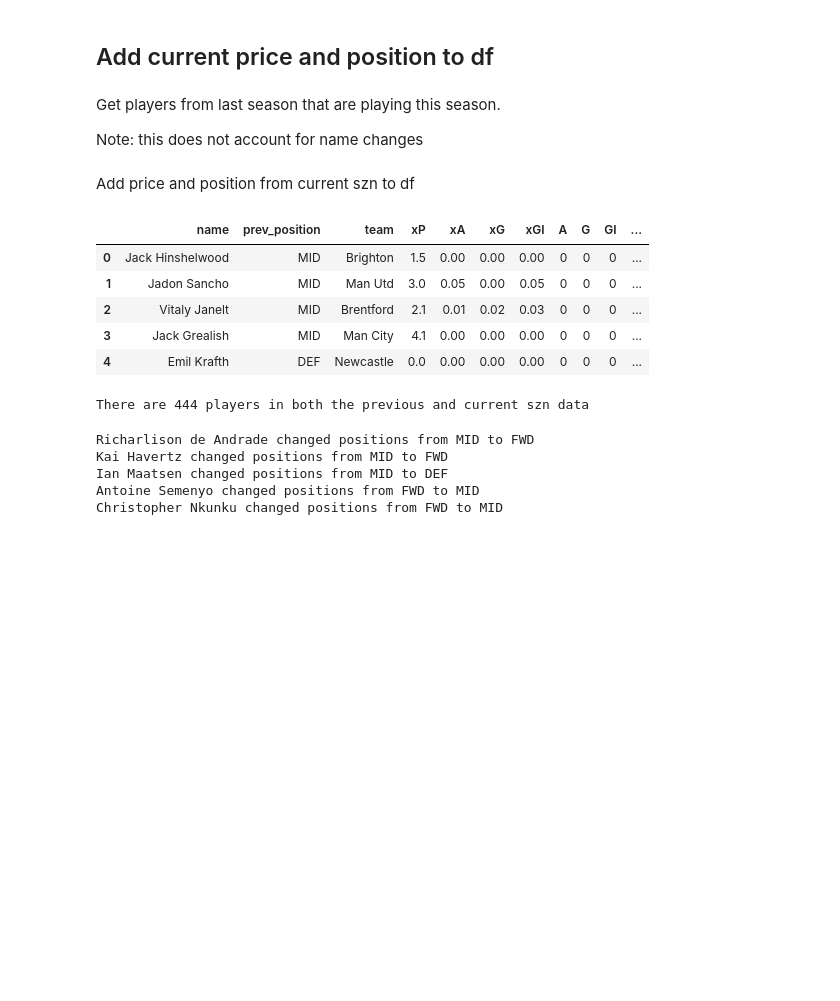
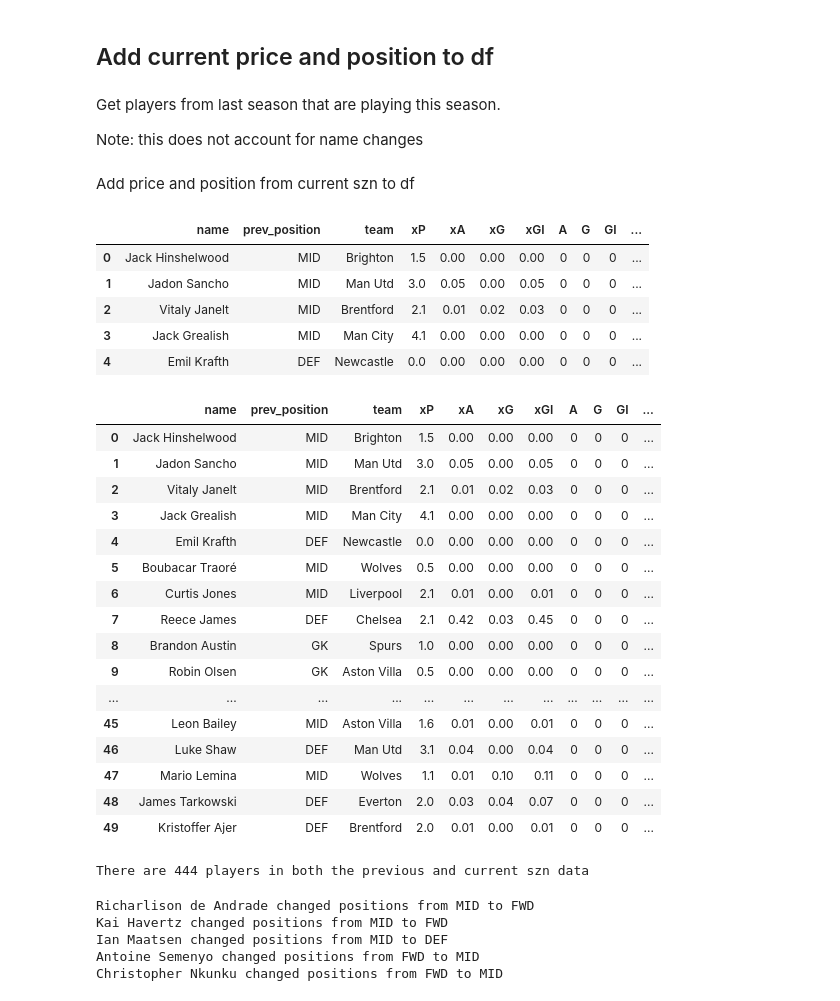
Before and after one commit to fajardgb/FPL-viz, a Jupyter notebook: preseason_scouting/get_szn_data.ipynb, the cells around one changed output. Drawn from its saved outputs; the diff is of its cells as text; code cells hidden in the pictures; blank space fills up the shorter version.

Commit message:
added current team

```diff
--- a/preseason_scouting/get_szn_data.ipynb
+++ b/preseason_scouting/get_szn_data.ipynb
@@ -69,6 +69,29 @@ position_mapping = {
         3: "MID",
         4: "FWD"
     }
+
+team_mapping = {
+    1: "Arsenal",
+    2: "Aston Villa",
+    3: "Bournemouth",
+    4: "Brentford",
+    5: "Brighton",
+    6: "Chelsea",
+    7: "Crystal Palace",
+    8: "Everton",
+    9: "Fulham",
+    10: "Ipswich",
+    11: "Leicester",
+    12: "Liverpool",
+    13: "Man City",
+    14: "Man Utd",
+    15: "Newcastle",
+    16: "Nott'm Forest",
+    17: "Southampton",
+    18: "Spurs",
+    19: "West Ham",
+    20: "Wolves"
+}
 # Send a GET request to the current FPL API
 url = 'https://fantasy.premierleague.com/api/bootstrap-static/'
 response = requests.get(url)
@@ -83,6 +106,7 @@ Get current season names, positions, and prices for all players
 names_current = []
 positions_current = []
 prices_current = []
+team_current = []
 
 for player in all_players:
 
@@ -98,13 +122,18 @@ for player in all_players:
     element_type = player['element_type']
     position = position_mapping[element_type]
 
+    # get current team
+    team_id = player['team']
+    team = team_mapping[team_id]
+
     #append to lists
     names_current.append(name)
     positions_current.append(position)
     prices_current.append(price)
+    team_current.append(team)
 
 # make sure each player has a name, position, and price
-assert len(names_current) == len(positions_current) == len(prices_current)
+assert len(names_current) == len(positions_current) == len(prices_current) == len(team_current)
 # %% [markdown]
 ## Add current price and position to df
 # %% [markdown]
@@ -118,6 +147,7 @@ names_prev = df['name'].unique()
 ns = []
 poss = []
 ps = []
+ts = []
 
 # get names, positions, and prices for players in both previous and current szn
 for i in range(len(names_current)):
@@ -125,18 +155,21 @@ for i in range(len(names_current)):
         ns.append(names_current[i])
         poss.append(positions_current[i])
         ps.append(prices_current[i])
+        ts.append(team_current[i])
 
 # name and price, and name and position mappings
 name_price_mapping = dict(zip(ns, ps))
 name_pos_mapping = dict(zip(ns, poss))
+name_team_mapping = dict(zip(ns, ts))
 
 # make sure mappings same size
-assert len(name_price_mapping) == len(name_pos_mapping), f"Mappings not same size: {len(name_price_mapping)} != {len(name_pos_mapping)}"
+assert len(name_price_mapping) == len(name_pos_mapping) == len(name_team_mapping), f"Mappings not same size: {len(name_price_mapping)} != {len(name_pos_mapping)}"
 # %% [markdown]
 Add price and position from current szn to df
 # %%
 df['current_price'] = df['name'].map(name_price_mapping)
 df['current_position'] = df['name'].map(name_pos_mapping)
+df['current_team'] = df['name'].map(name_team_mapping)
 
 df = df.dropna().reset_index(drop=True)
 df.head()
@@ -147,6 +180,26 @@ df.head()
 | 2 | Vitaly Janelt | MID | Brentford | 2.1 | 0.01 | 0.02 | 0.03 | 0 | 0 | 0 | ... |
 | 3 | Jack Grealish | MID | Man City | 4.1 | 0.00 | 0.00 | 0.00 | 0 | 0 | 0 | ... |
 | 4 | Emil Krafth | DEF | Newcastle | 0.0 | 0.00 | 0.00 | 0.00 | 0 | 0 | 0 | ... |
+# %%
+df.head(50)
+# %% [output]
+|  | name | prev_position | team | xP | xA | xG | xGI | A | G | GI | ... |
+| 0 | Jack Hinshelwood | MID | Brighton | 1.5 | 0.00 | 0.00 | 0.00 | 0 | 0 | 0 | ... |
+| 1 | Jadon Sancho | MID | Man Utd | 3.0 | 0.05 | 0.00 | 0.05 | 0 | 0 | 0 | ... |
+| 2 | Vitaly Janelt | MID | Brentford | 2.1 | 0.01 | 0.02 | 0.03 | 0 | 0 | 0 | ... |
+| 3 | Jack Grealish | MID | Man City | 4.1 | 0.00 | 0.00 | 0.00 | 0 | 0 | 0 | ... |
+| 4 | Emil Krafth | DEF | Newcastle | 0.0 | 0.00 | 0.00 | 0.00 | 0 | 0 | 0 | ... |
+| 5 | Boubacar Traoré | MID | Wolves | 0.5 | 0.00 | 0.00 | 0.00 | 0 | 0 | 0 | ... |
+| 6 | Curtis Jones | MID | Liverpool | 2.1 | 0.01 | 0.00 | 0.01 | 0 | 0 | 0 | ... |
+| 7 | Reece James | DEF | Chelsea | 2.1 | 0.42 | 0.03 | 0.45 | 0 | 0 | 0 | ... |
+| 8 | Brandon Austin | GK | Spurs | 1.0 | 0.00 | 0.00 | 0.00 | 0 | 0 | 0 | ... |
+| 9 | Robin Olsen | GK | Aston Villa | 0.5 | 0.00 | 0.00 | 0.00 | 0 | 0 | 0 | ... |
+| ... | ... | ... | ... | ... | ... | ... | ... | ... | ... | ... | ... |
+| 45 | Leon Bailey | MID | Aston Villa | 1.6 | 0.01 | 0.00 | 0.01 | 0 | 0 | 0 | ... |
+| 46 | Luke Shaw | DEF | Man Utd | 3.1 | 0.04 | 0.00 | 0.04 | 0 | 0 | 0 | ... |
+| 47 | Mario Lemina | MID | Wolves | 1.1 | 0.01 | 0.10 | 0.11 | 0 | 0 | 0 | ... |
+| 48 | James Tarkowski | DEF | Everton | 2.0 | 0.03 | 0.04 | 0.07 | 0 | 0 | 0 | ... |
+| 49 | Kristoffer Ajer | DEF | Brentford | 2.0 | 0.01 | 0.00 | 0.01 | 0 | 0 | 0 | ... |
 # %%
 print(f"There are {df['name'].nunique()} players in both the previous and current szn data")
 # %% [output]
```
Also changed, not shown: 3 other files.
